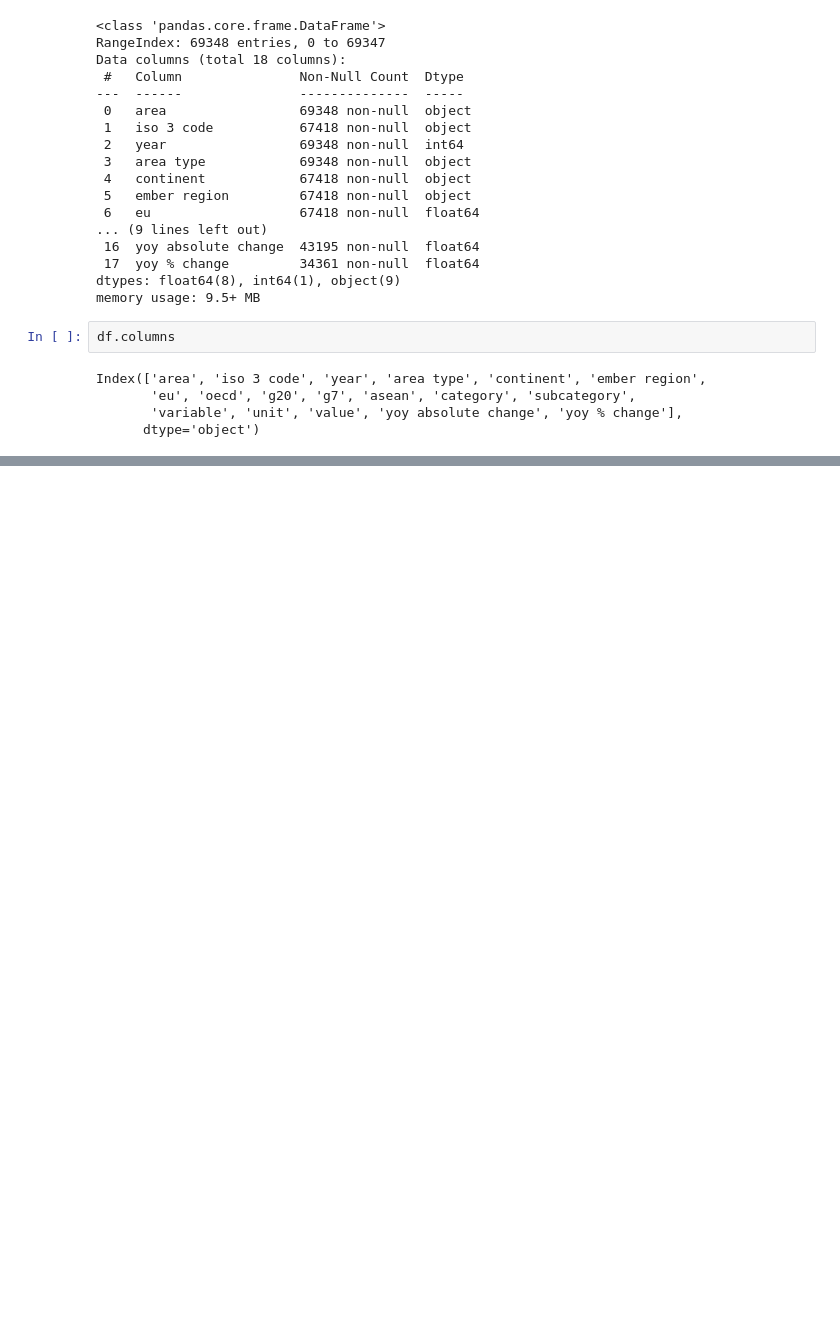
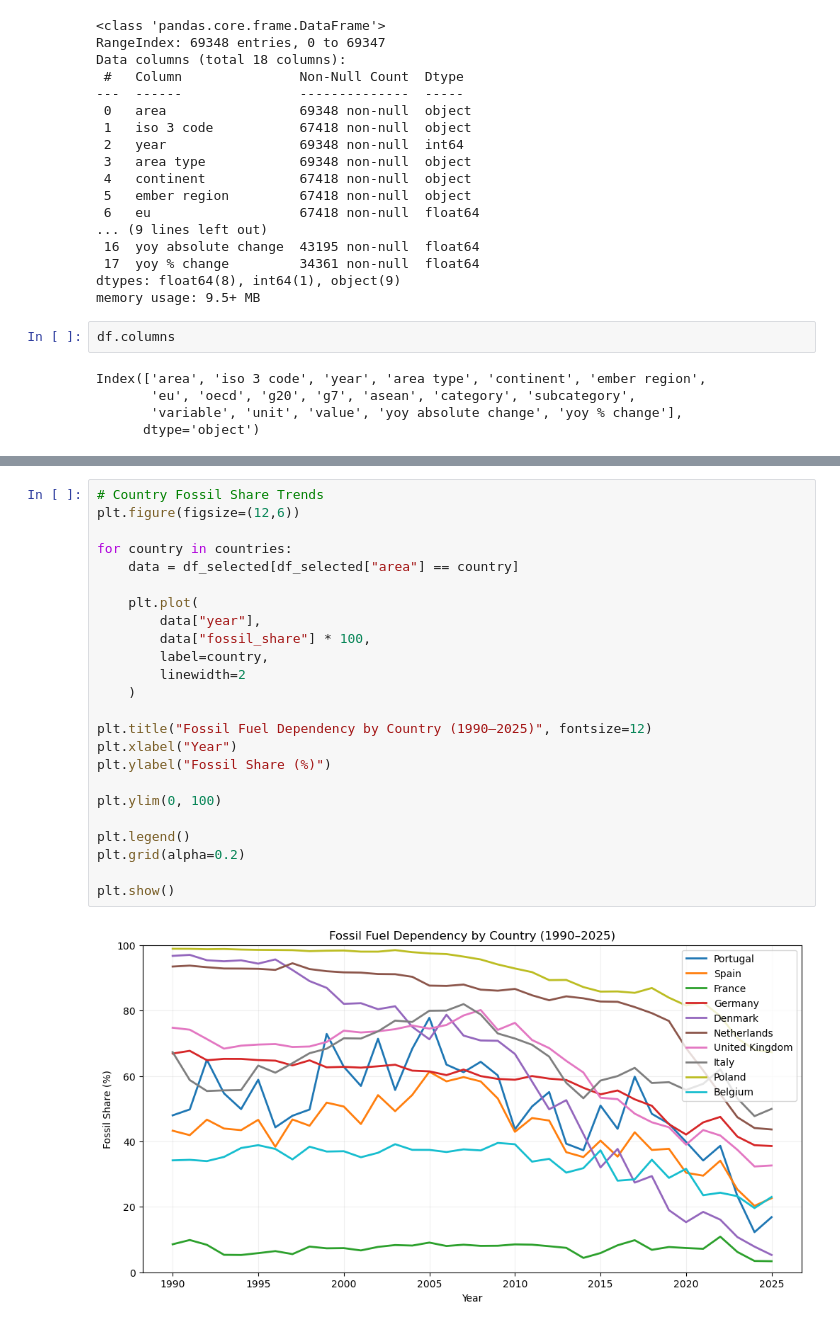
Before and after one commit to davherdel/Europe-Energy-Transition, a Jupyter notebook: energy_transition_decarbonization_trends_and_grid_reliability.ipynb, the cells around one changed output, grey strips where cells are left out. Cells and saved outputs as stored; diff of their text form; blank space fills up the shorter version.

```diff
--- a/energy_transition_decarbonization_trends_and_grid_reliability.ipynb
+++ b/energy_transition_decarbonization_trends_and_grid_reliability.ipynb
@@ -69,0 +578,26 @@ array(['Demand', 'Demand per capita', 'Aggregate fuel', 'Fuel', 'Total',
+# %%
+# Country Fossil Share Trends
+plt.figure(figsize=(12,6))
+
+for country in countries:
+    data = df_selected[df_selected["area"] == country]
+
+    plt.plot(
+        data["year"],
+        data["fossil_share"] * 100,
+        label=country,
+        linewidth=2
+    )
+
+plt.title("Fossil Fuel Dependency by Country (1990–2025)", fontsize=12)
+plt.xlabel("Year")
+plt.ylabel("Fossil Share (%)")
+
+plt.ylim(0, 100)
+
+plt.legend()
+plt.grid(alpha=0.2)
+
+plt.show()
+# %% [output]
+[figure, added]
```
Also changed, not shown: parts of 59 cells of this notebook, 3 other files.
